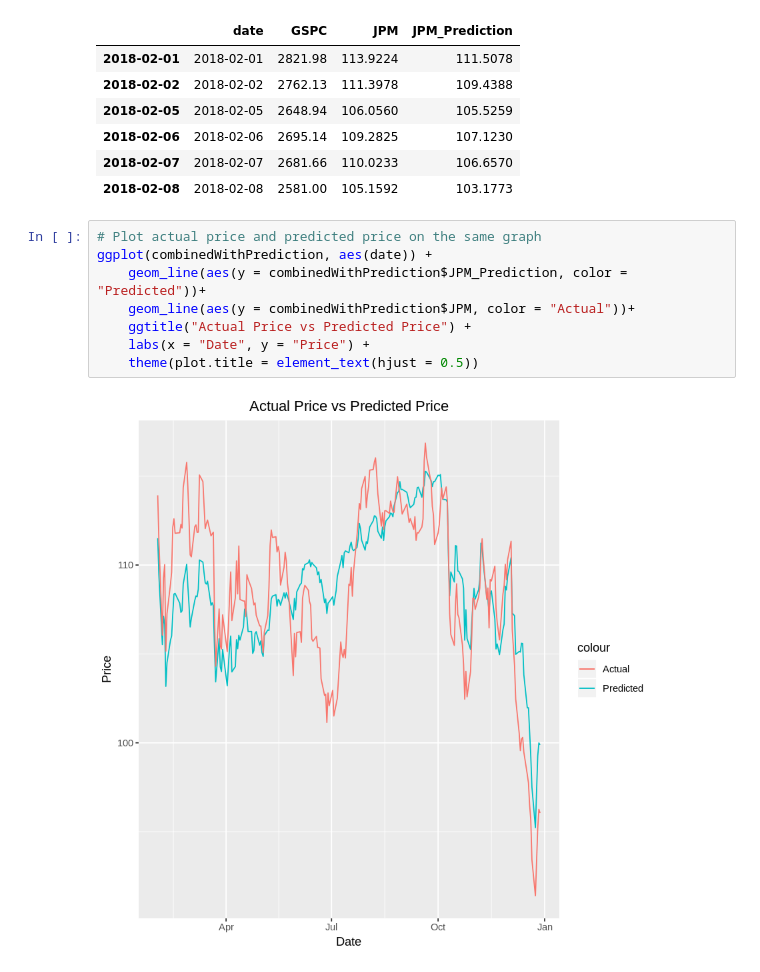
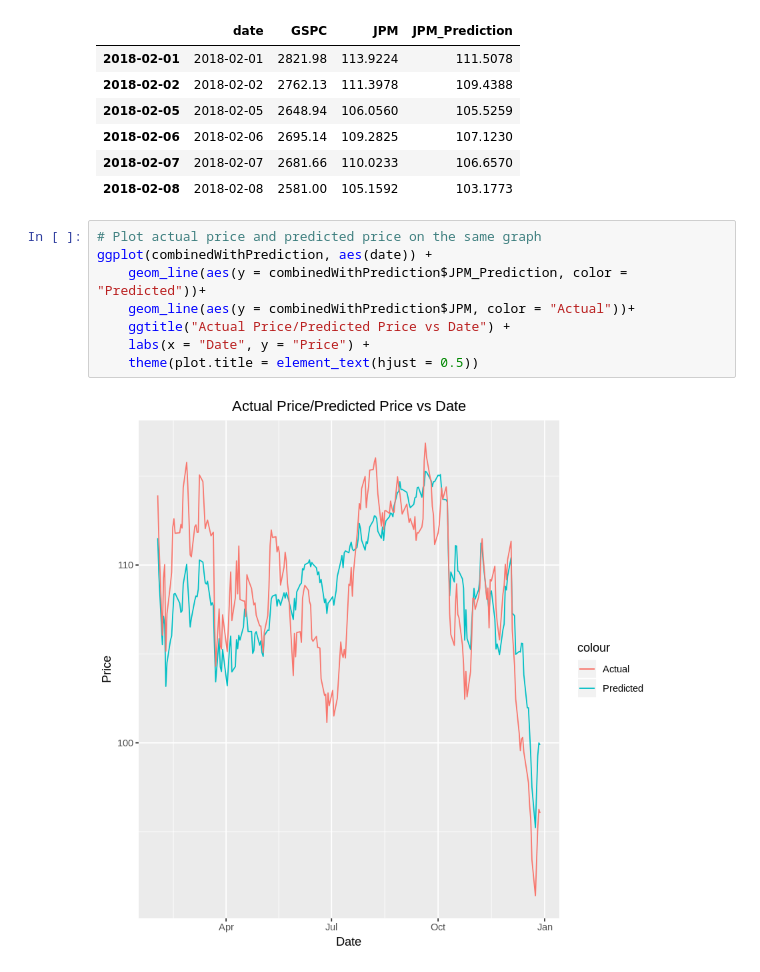
Before and after one commit to yehjxraymond/wqu_econometrics_group_proj, a Jupyter notebook: Linear Regression.ipynb, the cells around one changed output. Saved outputs shown, nothing was run; the diff lists cells and outputs as text.

```diff
--- a/Linear Regression.ipynb
+++ b/Linear Regression.ipynb
@@ -124,11 +124,11 @@ head(combinedWithPrediction)
 # %%
 # Plot actual price and predicted price on the same graph
 ggplot(combinedWithPrediction, aes(date)) +
     geom_line(aes(y = combinedWithPrediction$JPM_Prediction, color = "Predicted"))+
     geom_line(aes(y = combinedWithPrediction$JPM, color = "Actual"))+
-    ggtitle("Actual Price vs Predicted Price") +
+    ggtitle("Actual Price/Predicted Price vs Date") +
     labs(x = "Date", y = "Price") +
     theme(plot.title = element_text(hjust = 0.5))
 # %% [output]
-[figure, old version]
+[figure, new version]
 # %%
```
Also changed, not shown: parts of 1 cell of this notebook.
